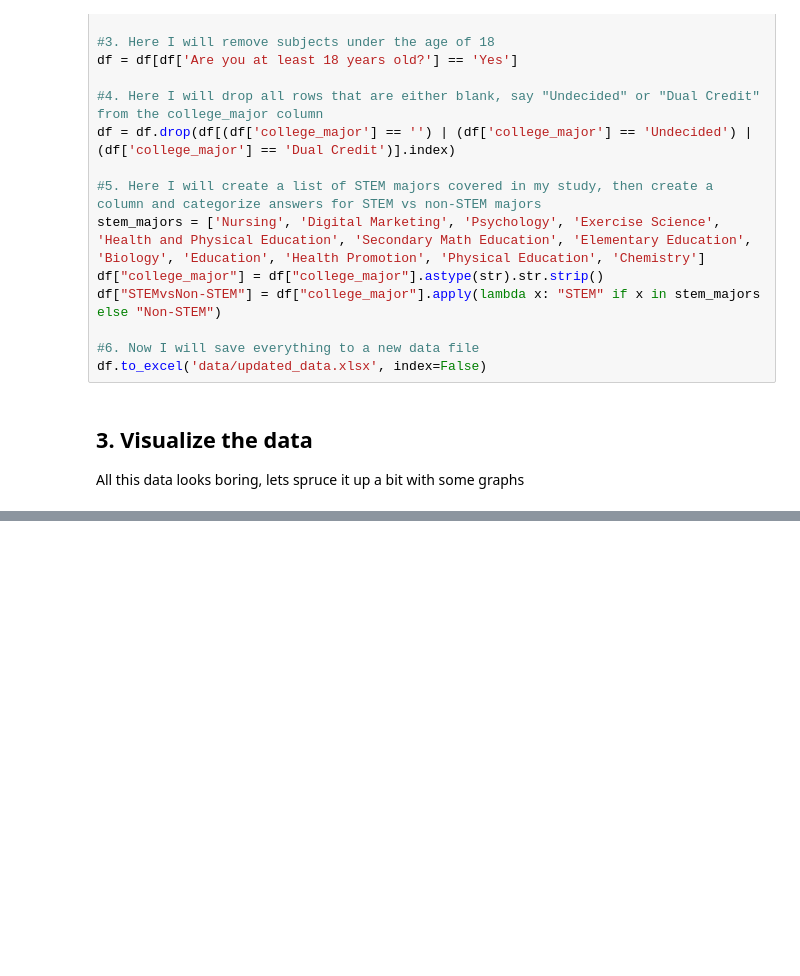
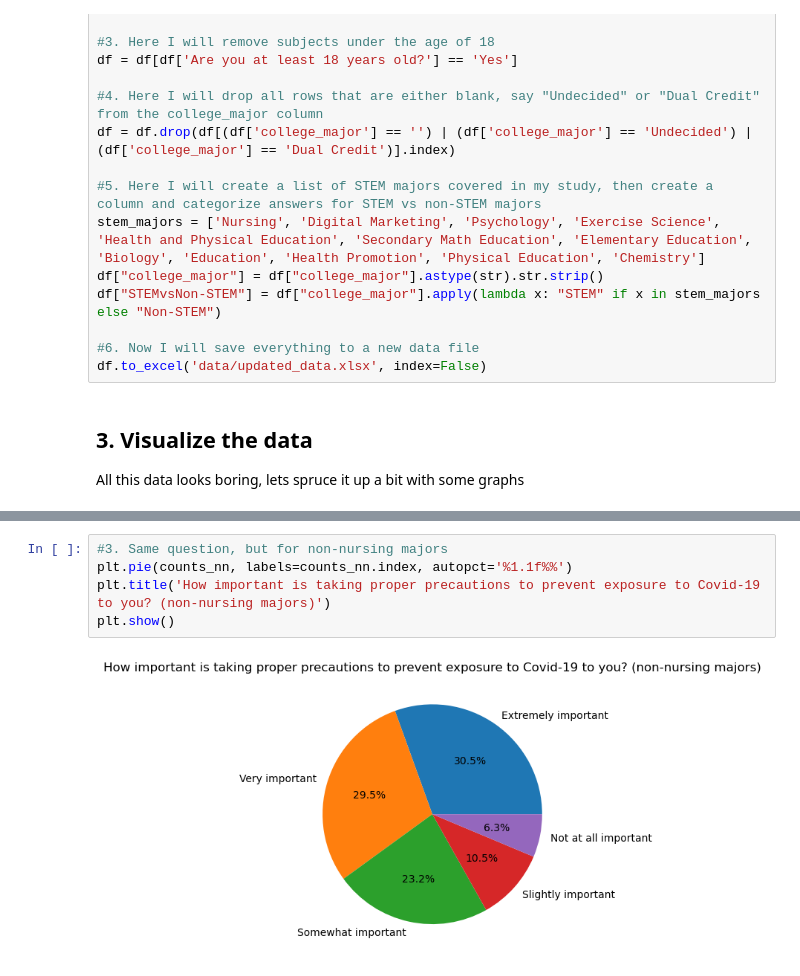
Before and after one commit to thisguyneil/CollegeMajorvsCovid-Revisited, a Jupyter notebook: CollegeMajorvsCovid.ipynb, the cells around one changed output, grey strips where cells are left out. Drawn from its saved outputs; the diff is of its cells as text; blank space fills up the shorter version.

```diff
--- a/CollegeMajorvsCovid.ipynb
+++ b/CollegeMajorvsCovid.ipynb
@@ -69,0 +88,7 @@ All this data looks boring, lets spruce it up a bit with some graphs
+# %%
+#3. Same question, but for non-nursing majors
+plt.pie(counts_nn, labels=counts_nn.index, autopct='%1.1f%%')
+plt.title('How important is taking proper precautions to prevent exposure to Covid-19 to you? (non-nursing majors)')
+plt.show()
+# %% [output]
+[figure, added]
```
Also changed, not shown: parts of 2 cells of this notebook, 1 other file.
